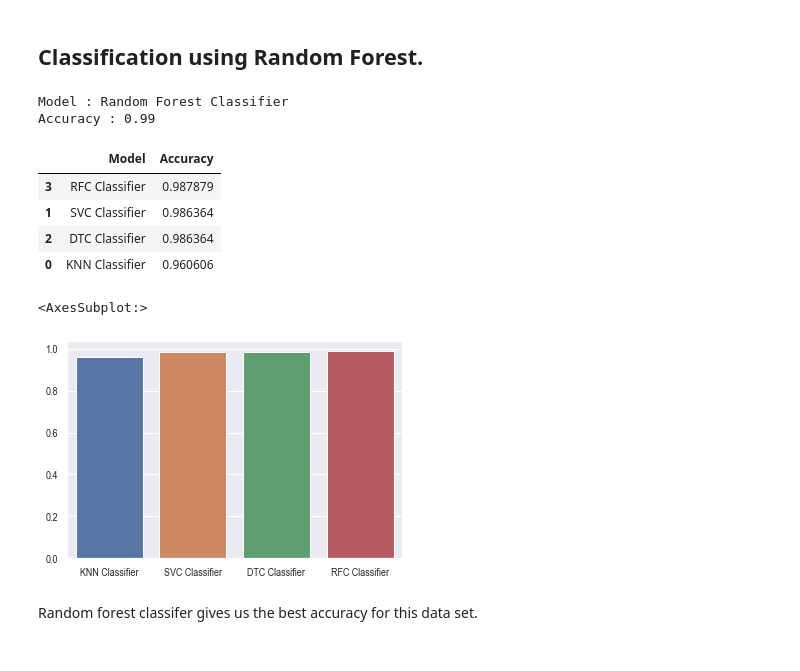
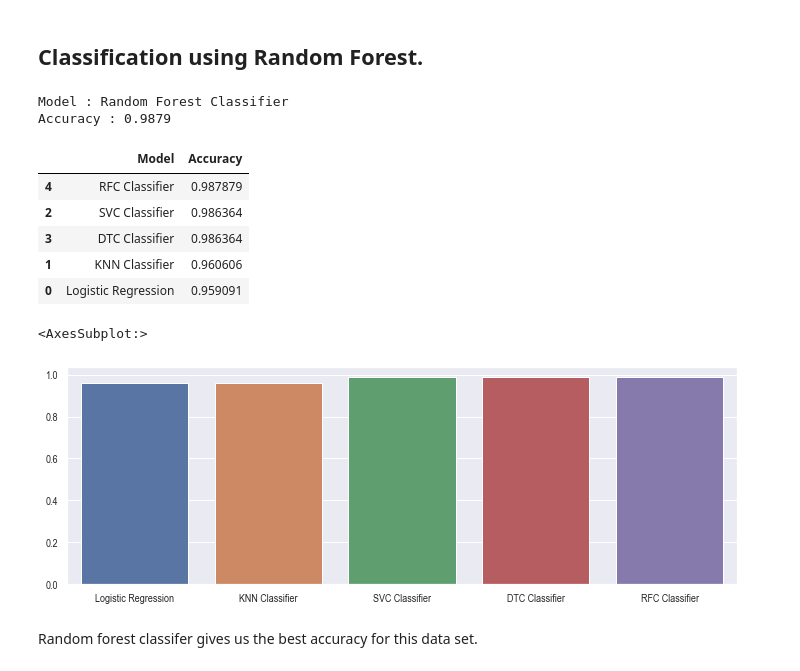
Before and after one commit to SaiSrinivas321/Crop-Prediction, a Jupyter notebook: Crop_Prediction.ipynb, the cells around one changed output. Cells and saved outputs as stored; diff of their text form; code cells hidden in the pictures.

```diff
--- a/Crop_Prediction.ipynb
+++ b/Crop_Prediction.ipynb
@@ -319,0 +322,10 @@ score_list = []
+# %%
+from sklearn.linear_model import LogisticRegression
+lr=LogisticRegression()
+lr.fit(X_train_scaled, y_train)
+lr_score = lr.score(X_test_scaled, y_test)
+
+model_list.append('Logistic Regression')
+score_list.append(lr_score)
+print("Model : Logistic Regression ")
+print('Accuracy : {:0.4f}'.format(lr_score))
@@ -319,0 +335,7 @@ score_list = []
+# %%
+from sklearn.metrics import confusion_matrix
+mat=confusion_matrix(y_test,lr.predict(X_test_scaled))
+df_cm = pd.DataFrame(mat, list(targets.values()), list(targets.values()))
+sns.set(font_scale=1.0) # for label size
+plt.figure(figsize = (12,8))
+sns.heatmap(df_cm, annot=True, annot_kws={"size": 12},cmap="viridis")
@@ -416,10 +440,10 @@ model_list.append('RFC Classifier')
 score_list.append(rfc_score)
 # %%
 print("Model : Random Forest Classifier")
-print('Accuracy : {:0.2f}'.format(rfc_score))
+print('Accuracy : {:0.4f}'.format(rfc_score))
 # %% [output]
 Model : Random Forest Classifier
-Accuracy : 0.99
+Accuracy : 0.9879
 # %%
 predictions_acc = { "Model":model_list,"Accuracy": score_list}
 # %%
@@ -427,17 +451,18 @@ model_acc = pd.DataFrame(predictions_acc, columns=["Model", "Accuracy"])
 model_acc.sort_values(by="Accuracy",ascending=False)
 # %% [output]
 |  | Model | Accuracy |
-| 3 | RFC Classifier | 0.987879 |
-| 1 | SVC Classifier | 0.986364 |
-| 2 | DTC Classifier | 0.986364 |
-| 0 | KNN Classifier | 0.960606 |
+| 4 | RFC Classifier | 0.987879 |
+| 2 | SVC Classifier | 0.986364 |
+| 3 | DTC Classifier | 0.986364 |
+| 1 | KNN Classifier | 0.960606 |
+| 0 | Logistic Regression | 0.959091 |
 # %%
-# plt.figure(figsize=(15, 5))
+plt.figure(figsize=(12, 4))
 # model_acc.iplot(kind="bar",x="Model")
 sns.barplot(x=model_list,y= score_list,)
 # %% [output]
 <AxesSubplot:>
-[figure, old version]
+[figure, new version]
 # %% [markdown]
 Random forest classifer gives us the best accuracy for this data set.
 # %% [markdown]
```
Also changed, not shown: parts of 9 cells of this notebook.
